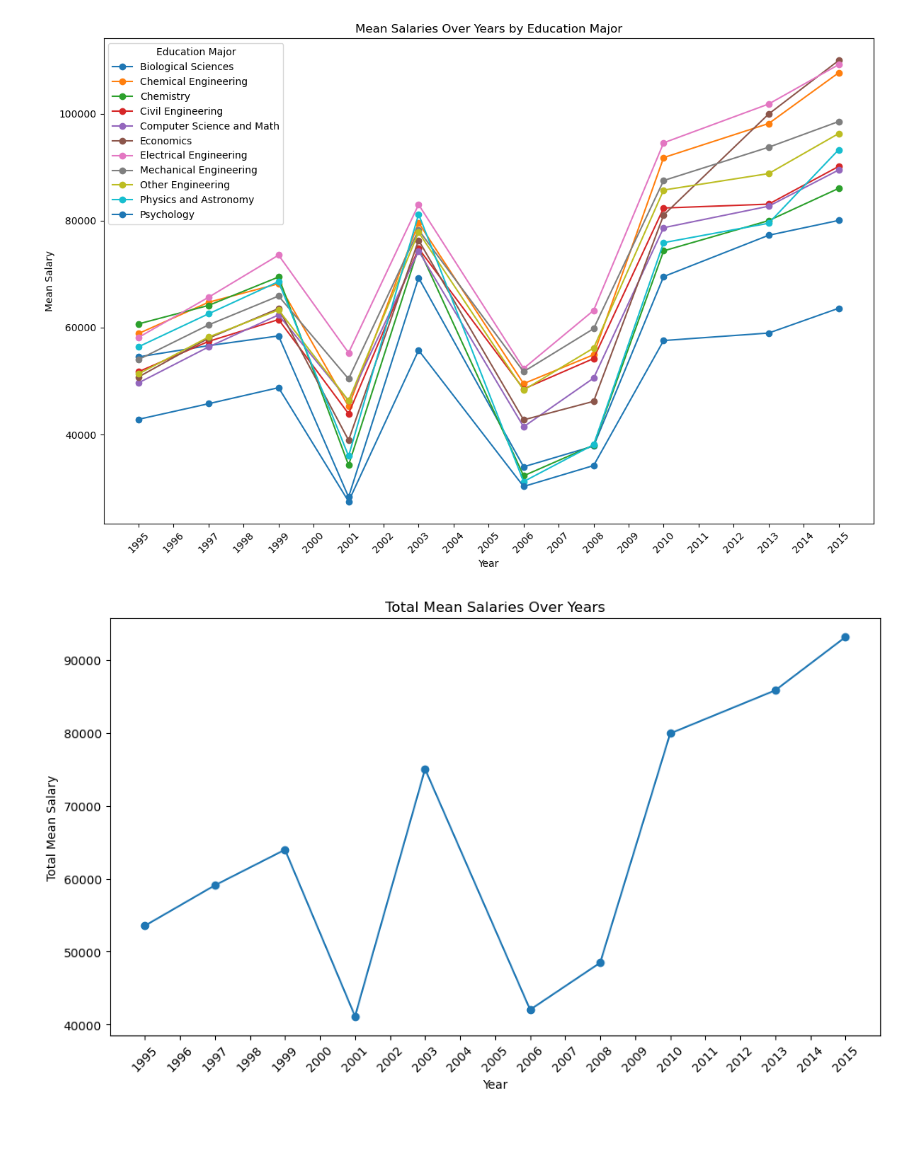
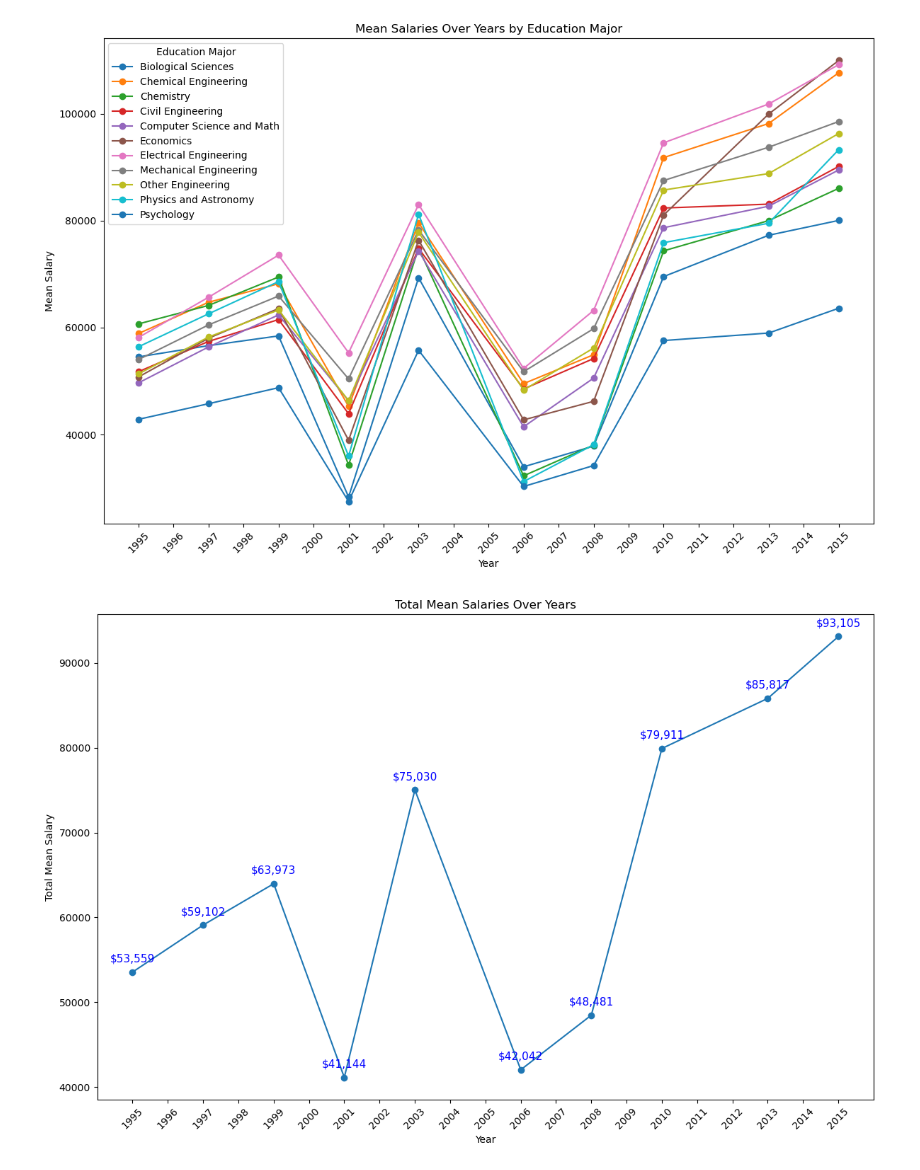
Before and after one commit to craha001/Project-1---Group-1, a Jupyter notebook: Project 1.ipynb, the cells around one changed output. Cells and saved outputs as stored; diff of their text form; code cells hidden in the pictures; blank space fills up the shorter version.

Commit message:
Added data labels to line graphs

```diff
--- a/Project 1.ipynb
+++ b/Project 1.ipynb
@@ -209,17 +209,22 @@ plt.show()
 # %%
 education_salary_df = cleaned_df.groupby('Year')['Salaries.Mean'].mean()
 
-plt.figure(figsize=(10, 6))
+plt.figure(figsize=(12, 8))
 plt.plot(education_salary_df.index, education_salary_df.values, marker='o')
+
+for i in range(len(education_salary_df)):
+    plt.text(education_salary_df.index[i], education_salary_df.values[i] + 0.01 * education_salary_df.max(),
+             f'${education_salary_df.values[i]:,.0f}',
+             ha='center', va='bottom', fontsize=11, color='blue')
 
 # Add title and labels
 plt.title('Total Mean Salaries Over Years')
 plt.xlabel('Year')
 plt.ylabel('Total Mean Salary')
 plt.xticks(ticks=range(int(education_salary_df.index.min()), int(education_salary_df.index.max()) + 1), rotation=45)
 
 # Show the plot
 plt.tight_layout()
 plt.show()
 # %% [output]
-[figure, old version]
+[figure, new version]
```
